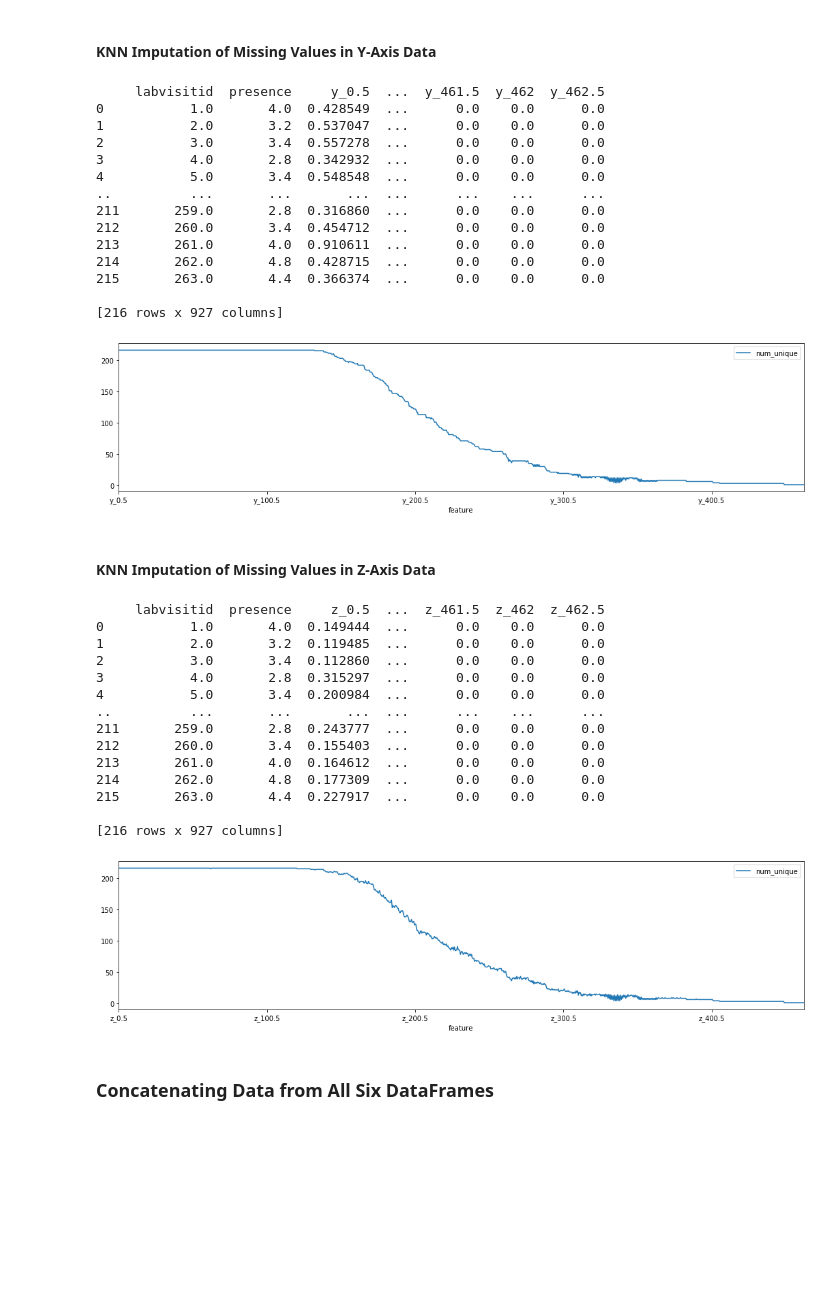
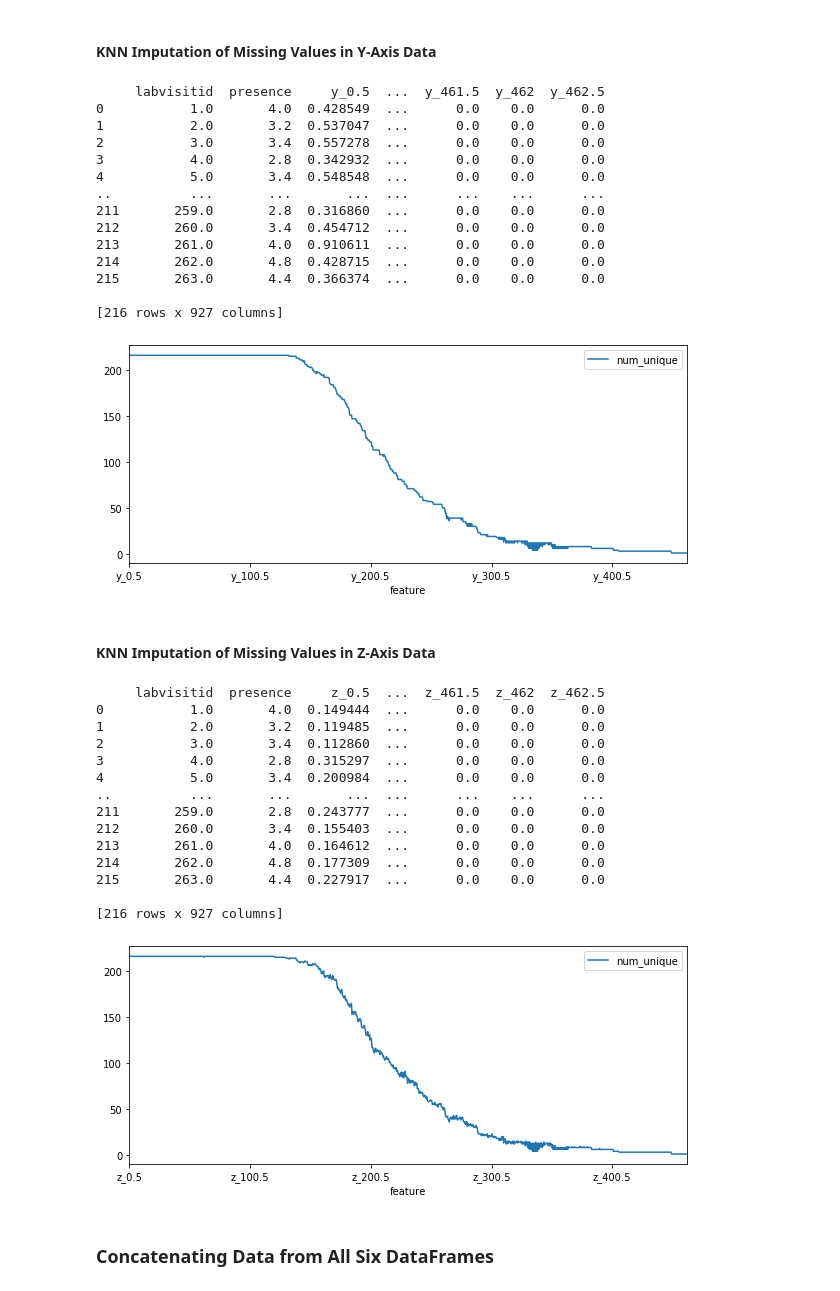
Before and after one commit to adolwick/BIOF509-Project, a Jupyter notebook: 1_KNN_imputation.ipynb, the cells around one changed output. Cells and saved outputs as stored; diff of their text form; code cells hidden in the pictures; blank space fills up the shorter version.

```diff
--- a/1_KNN_imputation.ipynb
+++ b/1_KNN_imputation.ipynb
@@ -159,27 +186,27 @@ x.filterCols(30, "x_imputed.csv")
 # %%
 y = KNN_impute("Data_Y.csv", IDs = ['labvisitid', 'presence'])
 y.scale(MinMaxScaler(), "y_scaled.csv")
 y.impute(KNNImputer(n_neighbors=3))
 y_all = pd.DataFrame(y.output_df)
 print(y_all)
-y.unique_viz("y_unique.csv")
+y.unique_viz("y_unique.csv", figsize=(10,4))
 yline = y.cutpoint_plot
 # %% [output]
      labvisitid  presence     y_0.5  ...  y_461.5  y_462  y_462.5
 0           1.0       4.0  0.428549  ...      0.0    0.0      0.0
 1           2.0       3.2  0.537047  ...      0.0    0.0      0.0
 2           3.0       3.4  0.557278  ...      0.0    0.0      0.0
 3           4.0       2.8  0.342932  ...      0.0    0.0      0.0
 4           5.0       3.4  0.548548  ...      0.0    0.0      0.0
 ..          ...       ...       ...  ...      ...    ...      ...
 211       259.0       2.8  0.316860  ...      0.0    0.0      0.0
 212       260.0       3.4  0.454712  ...      0.0    0.0      0.0
 213       261.0       4.0  0.910611  ...      0.0    0.0      0.0
 214       262.0       4.8  0.428715  ...      0.0    0.0      0.0
 215       263.0       4.4  0.366374  ...      0.0    0.0      0.0
 
 [216 rows x 927 columns]
-[figure, old version]
+[figure, new version]
 # %%
 y.filterCols(30, "y_imputed.csv")
 # %% [markdown]
@@ -190,7 +217,7 @@ z.scale(MinMaxScaler(), "z_scaled.csv")
 z.impute(KNNImputer(n_neighbors=3))
 z_all = pd.DataFrame(z.output_df)
 print(z_all)
-z.unique_viz("z_unique.csv")
+z.unique_viz("z_unique.csv", figsize=(10,4))
 zline = z.cutpoint_plot
 # %% [output]
      labvisitid  presence     z_0.5  ...  z_461.5  z_462  z_462.5
@@ -207,7 +234,7 @@ zline = z.cutpoint_plot
 215       263.0       4.4  0.227917  ...      0.0    0.0      0.0
 
 [216 rows x 927 columns]
-[figure, old version]
+[figure, new version]
 # %%
 z.filterCols(30, "z_imputed.csv")
 # %% [markdown]
```
Also changed, not shown: parts of 8 cells of this notebook, 4 other files.
